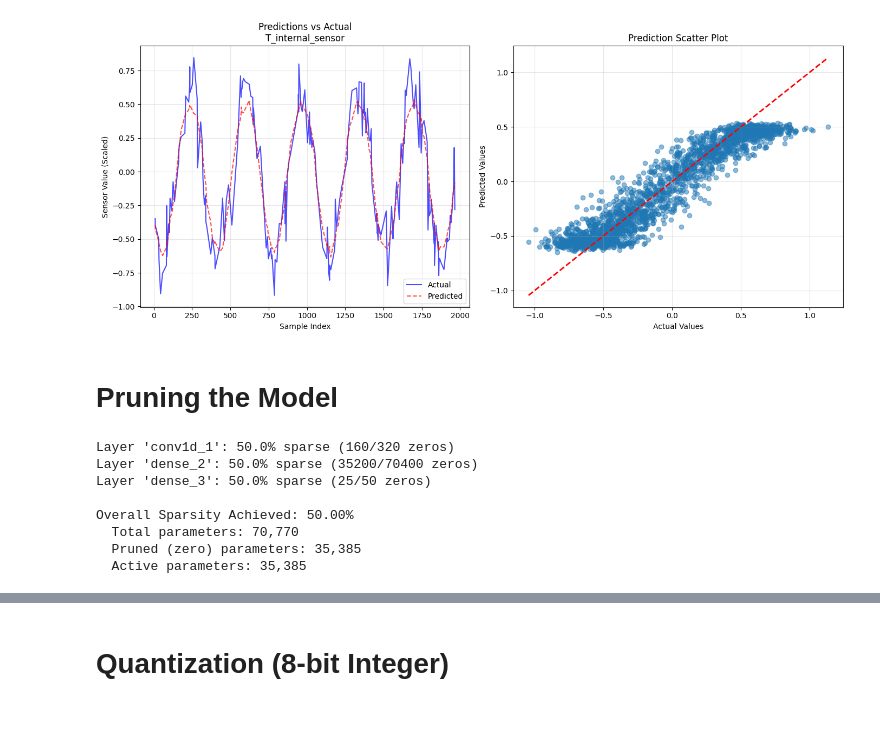
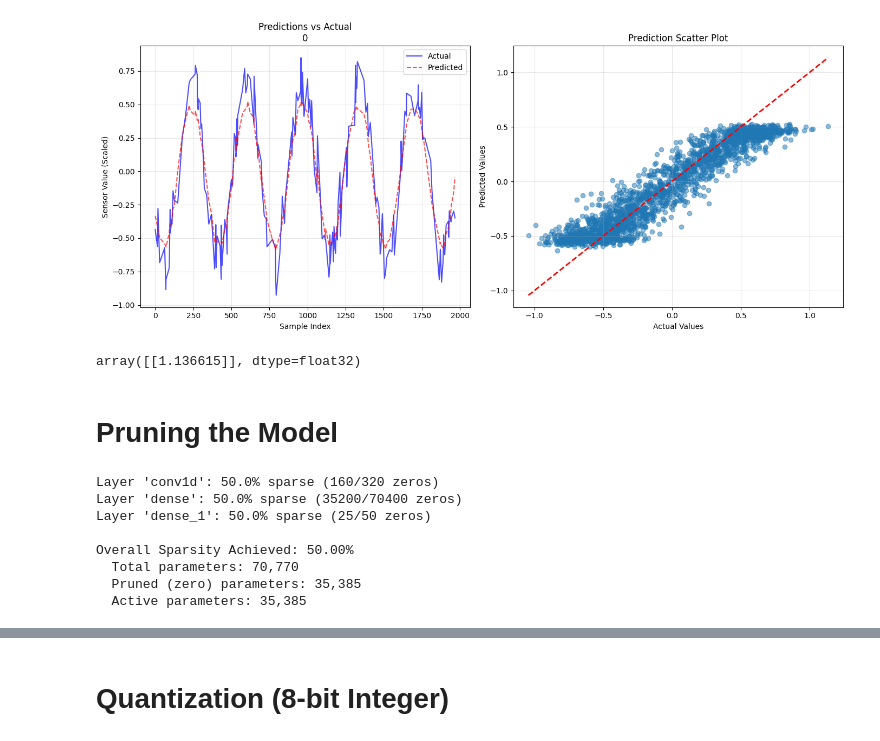
Before and after one commit to adharshr15/AFTAC-DL, a Jupyter notebook: soh-model/cnn_prune.ipynb, the cells around one changed output, grey strips where cells are left out. Saved outputs shown, nothing was run; the diff lists cells and outputs as text; code cells hidden in the pictures.

```diff
--- a/soh-model/cnn_prune.ipynb
+++ b/soh-model/cnn_prune.ipynb
@@ -148,3 +19,11 @@ Data shapes: X_train=(5911, 48, 2), Y_train=(5911, 1, 2)
+# %%
+# Load preprocessed feature data
+X_train_feature = np.load(f"./data/finalized/X_train_feature_{SELECT_MODEL}.npy")
+Y_train_feature = np.load(f"./data/finalized/Y_train_feature_{SELECT_MODEL}.npy")
+X_val_feature = np.load(f"./data/finalized/X_val_feature_{SELECT_MODEL}.npy")
+Y_val_feature = np.load(f"./data/finalized/Y_val_feature_{SELECT_MODEL}.npy")
+X_test_feature = np.load(f"./data/finalized/X_test_feature_{SELECT_MODEL}.npy")
+Y_test_feature = np.load(f"./data/finalized/Y_test_feature_{SELECT_MODEL}.npy")
 # %%
 def create_cnn_model(seq_length, forecast_horizon):
     """
@@ -173,18 +45,10 @@ def prepare_feature_data(X, Y, feature_idx):
 # %%
 def evaluate_model(model, X_test, Y_test):
-    """TensorFlow/Keras evaluation."""
-    # Make predictions
+    """Run predictions"""
     y_pred = model.predict(X_test, verbose=0)
     y_true = Y_test
 
     return y_true, y_pred
-
-def calculate_msre(y_pred, y_true):
-    avg_error_per_column = np.mean(np.abs(y_true - y_pred), axis=0)
-    print(f"Average error per column: {avg_error_per_column}")
-    mse = np.mean((y_true - y_pred) ** 2)
-    print(f"Total MSE: {mse}")
-    return np.sqrt(mse)
 
 def print_metrics(y_true, y_pred, model_name="Model"):
     """Print regression metrics"""
@@ -210,6 +72,6 @@ select_model = 0
 # %%
 # Build the TensorFlow/Keras CNN model
-model = create_cnn_model(X_train.shape[1], FORECAST_HORIZON)
+model = create_cnn_model(X_train_feature.shape[1], FORECAST_HORIZON)
 
 # Compile the model
 model.compile(
@@ -244,15 +106,6 @@ Model: "sequential_1"
  Non-trainable params: 0 (0.00 B)
 Model Architecture:
 # %%
-# Prepare data for the selected feature
-X_train_feature, Y_train_feature = prepare_feature_data(X_train, Y_train, select_model)
-X_val_feature, Y_val_feature = prepare_feature_data(X_val, Y_val, select_model)
-X_test_feature, Y_test_feature = prepare_feature_data(X_test, Y_test, select_model)
-
-print(f"Training feature {select_model}: {sensor_features[select_model]}")
-print(f"X_train_feature shape: {X_train_feature.shape}")
-print(f"Y_train_feature shape: {Y_train_feature.shape}")
-
 # Define callbacks
 early_stopping = EarlyStopping(monitor='val_loss', patience=5, restore_best_weights=True)
 reduce_lr = ReduceLROnPlateau(monitor='val_loss', factor=0.5, patience=3, min_lr=1e-6)
@@ -347,35 +197,45 @@ plt.figure(figsize=(14, 6))
 
 # Sample a subset for visualization if too many points
 num_samples = min(200, len(y_true_flat))
 if num_samples == 0:
     print("No test samples available to plot.")
 else:
     indices = np.random.choice(len(y_true_flat), num_samples, replace=False)
     indices = np.sort(indices)
 
     plt.subplot(1, 2, 1)
     plt.plot(indices, y_true_flat[indices], 'b-', label='Actual', alpha=0.7)
     plt.plot(indices, y_pred_flat[indices], 'r--', label='Predicted', alpha=0.7)
     plt.xlabel('Sample Index')
     plt.ylabel('Sensor Value (Scaled)')
-    plt.title(f'Predictions vs Actual\n{sensor_features[select_model]}')
+    plt.title(f'Predictions vs Actual\n{SELECT_MODEL}')
     plt.legend()
     plt.grid(True, alpha=0.3)
 
     plt.subplot(1, 2, 2)
     plt.scatter(y_true_flat, y_pred_flat, alpha=0.5)
     mn = min(y_true_flat.min(), y_pred_flat.min())
     mx = max(y_true_flat.max(), y_pred_flat.max())
     plt.plot([mn, mx], [mn, mx], 'r--', lw=2)
     plt.xlabel('Actual Values')
     plt.ylabel('Predicted Values')
     plt.title('Prediction Scatter Plot')
     plt.grid(True, alpha=0.3)
 
     plt.tight_layout()
     plt.show()
 # %% [output]
-[figure, old version]
+[figure, new version]
+# %%
+# Reshape test_thing to match the input shape expected by the model
+test_thing = [i for i in range(0, 48)]
+test_thing = np.array(test_thing).reshape(-1, SEQUENCE_LENGTH, 1)
+
+# Predict using the model
+y_val = model.predict(test_thing, verbose=0)
+y_val
+# %% [output]
+array([[1.136615]], dtype=float32)
 # %% [markdown]
 # Pruning the Model
 # %%
@@ -451,9 +311,9 @@ pruned_model.compile(
     metrics=['mae']
 )
 # %% [output]
-Layer 'conv1d_1': 50.0% sparse (160/320 zeros)
-Layer 'dense_2': 50.0% sparse (35200/70400 zeros)
-Layer 'dense_3': 50.0% sparse (25/50 zeros)
+Layer 'conv1d': 50.0% sparse (160/320 zeros)
+Layer 'dense': 50.0% sparse (35200/70400 zeros)
+Layer 'dense_1': 50.0% sparse (25/50 zeros)
 
 Overall Sparsity Achieved: 50.00%
   Total parameters: 70,770
```
Also changed, not shown: parts of 20 cells of this notebook, 8 other files.
